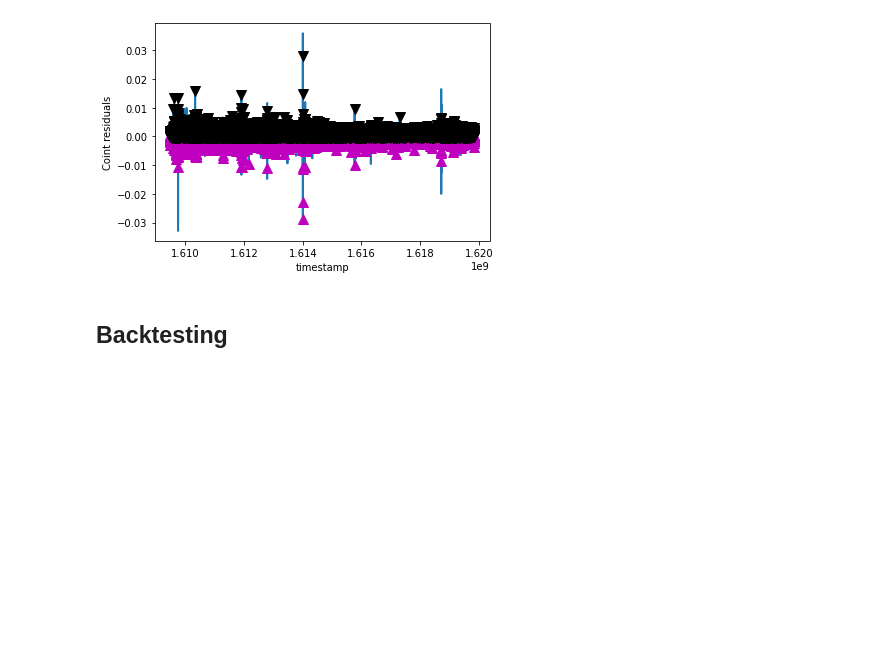
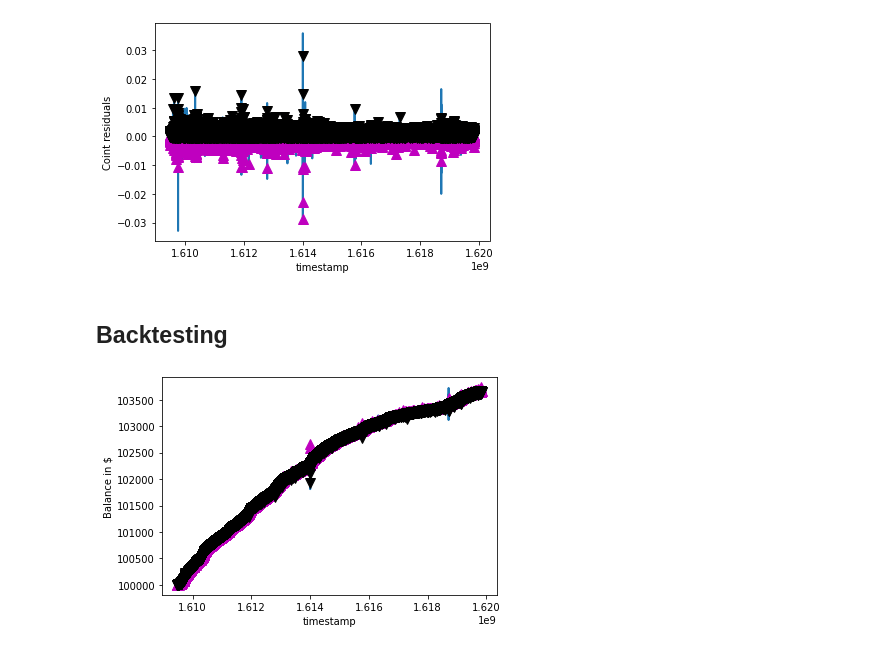
Before and after one commit to 123mitnik/Crypto_Forecasting_kaggle, a Jupyter notebook: cointegration_strategy.ipynb, the cells around one changed output. Saved outputs shown, nothing was run; the diff lists cells and outputs as text; code cells hidden in the pictures; blank space fills up the shorter version.

Commit message:
add backtesting on coint

```diff
--- a/cointegration_strategy.ipynb
+++ b/cointegration_strategy.ipynb
@@ -111,3 +111,9 @@ signals = coint_strategy(coin_resid= resids, threshold=[0.5,1], plot_signal=True
 [figure]
 # %% [markdown]
 ## Backtesting
+# %%
+from script.backtest import bt
+result = bt(asset_df=resids, signals=signals, strategy='coint',
+                initial_capital = float(100000.0), shares_signal=100, plot_balance=True)
+# %% [output]
+[figure, added]
```
Also changed, not shown: parts of 1 cell of this notebook, 1 other file.
